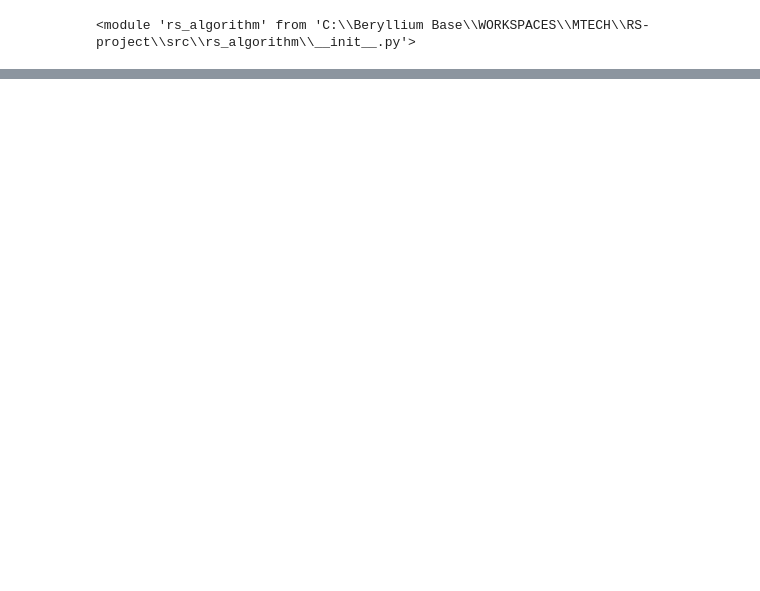
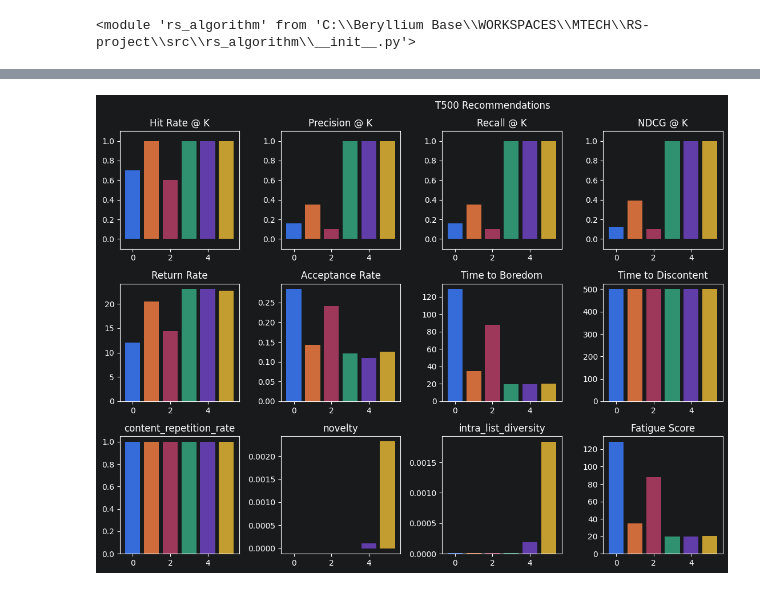
Before and after one commit to Minecraftian14/rs-fatigue-aware-dual-system-recommender-system, a Jupyter notebook: sandbox/evaluation_framework.ipynb, the cells around one changed output, grey strips where cells are left out. Drawn from its saved outputs; the diff is of its cells as text; code cells hidden in the pictures; blank space fills up the shorter version.

```diff
--- a/sandbox/evaluation_framework.ipynb
+++ b/sandbox/evaluation_framework.ipynb
@@ -45,10 +50,11 @@ data_model = KuaiRecData(root='../data/KuaiRec2.0', initial_specimen='smaller')
 # %%
 evaluator = Evaluator()
-sim_evaluator = SimulationEvaluator(data_model, n_sample_users=4, n_time_stamps=300)
+sim_evaluator = SimulationEvaluator(data_model, n_sample_users=10, n_time_stamps=500)
 # %%
-ideal_solution = IdealSolutionBaseline(data_model)
-als_solution = AlternatingLeastSquaresBaseline(data_model)
+%%time
+# ideal_solution = IdealSolutionBaseline(data_model)
+# als_solution = AlternatingLeastSquaresBaseline(data_model)
 bpr_solution = BayesianPersonalizedRankingBaseline(data_model)
-ed_solution = EmbedDotSolution(data_model)
-s1_solution = HistoryModelS1Solution(data_model)
-s2_solution = RLModelS2Solution(data_model)
+# ed_solution = EmbedDotSolution(data_model)
+# s1_solution = HistoryModelS1Solution(data_model)
+# s2_solution = RLModelS2Solution(data_model)
@@ -82 +159,47 @@ plt.tight_layout(), plt.show()
+# %%
+def plot_simulation_aggregates(aggregates, legend=None, sup_title='', kind='train', top_k='K'):
+    fig = plt.figure(figsize=(14, 8.5))
+    gs = GridSpec(3, 5)
+
+    bar_args = {'dat_fn': lambda ax, dat: [ax.bar(i, v) for i, v in dat], 'legend': legend}
+    metric_bar_args = {'ylim': (-0.1, 1.1), **bar_args}
+
+    plot_data([(i, e['hit_rate_at_k']) for i, e in enumerate(aggregates)],
+              title=f"Hit Rate @ {top_k}", ax=fig.add_subplot(gs[0, 0]), **metric_bar_args)
+    plot_data([(i, e['precision_at_k']) for i, e in enumerate(aggregates)],
+              title=f"Precision @ {top_k}", ax=fig.add_subplot(gs[0, 1]), **metric_bar_args)
+    plot_data([(i, e['recall_at_k']) for i, e in enumerate(aggregates)],
+              title=f"Recall @ {top_k}", ax=fig.add_subplot(gs[0, 2]), **metric_bar_args)
+    plot_data([(i, e['ndcg_at_k']) for i, e in enumerate(aggregates)],
+              title=f"NDCG @ {top_k}", ax=fig.add_subplot(gs[0, 3]), **metric_bar_args)
+    # plot_data([(i, e['mrr_at_k']) for i, e in enumerate(aggregates)],
+    #           title=f"MRR @ {top_k}", ax=fig.add_subplot(gs[0, 4]), **metric_bar_args)
+
+    plot_data([(i, e['return_rate']) for i, e in enumerate(aggregates)],
+              title='Return Rate', ax=fig.add_subplot(gs[1, 0]), **bar_args)
+    plot_data([(i, e['acceptance_rate']) for i, e in enumerate(aggregates)],
+              title='Acceptance Rate', ax=fig.add_subplot(gs[1, 1]), **bar_args)
+    plot_data([(i, e['time_to_boredom']) for i, e in enumerate(aggregates)],
+              title='Time to Boredom', ax=fig.add_subplot(gs[1, 2]), **bar_args)
+    plot_data([(i, e['fatigue_score']) for i, e in enumerate(aggregates)],
+              title='Fatigue Score', ax=fig.add_subplot(gs[2, 3]), **bar_args)
+
+    plot_data([(i, e['content_repetition_rate']) for i, e in enumerate(aggregates)],
+              title='content_repetition_rate', ax=fig.add_subplot(gs[2, 0]), **bar_args)
+    plot_data([(i, e['novelty']) for i, e in enumerate(aggregates)],
+              title='novelty', ax=fig.add_subplot(gs[2, 1]), **bar_args)
+    plot_data([(i, e['intra_list_diversity']) for i, e in enumerate(aggregates)],
+              title='intra_list_diversity', ax=fig.add_subplot(gs[2, 2]), **bar_args)
+    plot_data([(i, e['time_to_discontent']) for i, e in enumerate(aggregates)],
+              title='Time to Discontent', ax=fig.add_subplot(gs[1, 3]), **bar_args)
+    # plot_data([(i, e['session_depth']) for i, e in enumerate(aggregates)],
+    #           title='Session Depth', ax=fig.add_subplot(gs[1, 3]), **bar_args)
+
+    plt.suptitle(sup_title)
+    plt.tight_layout(), plt.show()
+
+
+plot_simulation_aggregates(aggregate, sup_title='T500 Recommendations')
+# %% [output]
+[figure, added]
 # %%
```
Also changed, not shown: parts of 15 cells of this notebook, 9 other files.
